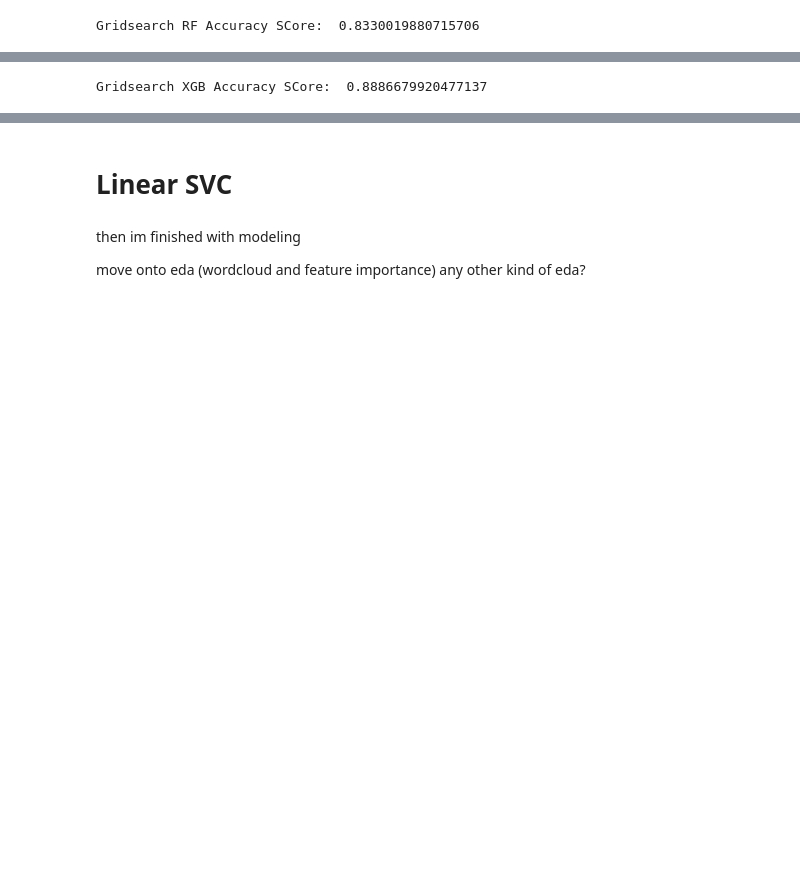
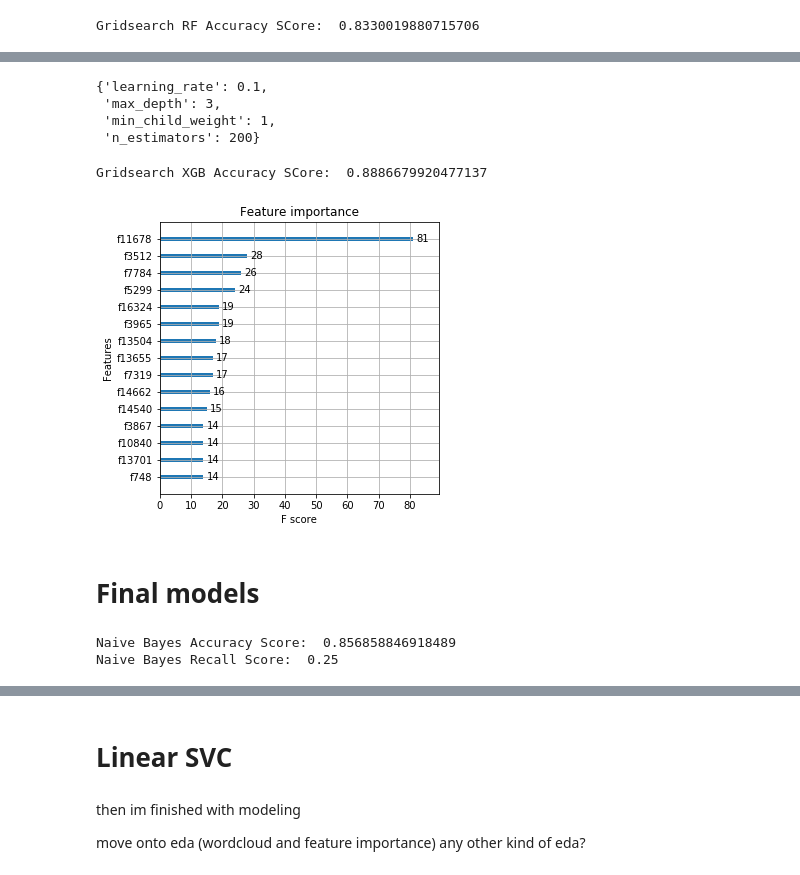
Before and after one commit to samraykhman/job_recomender, a Jupyter notebook: modelling_nb.ipynb, the cells around one changed output, grey strips where cells are left out. Drawn from its saved outputs; the diff is of its cells as text; code cells hidden in the pictures; blank space fills up the shorter version.

```diff
--- a/modelling_nb.ipynb
+++ b/modelling_nb.ipynb
@@ -295,9 +278,34 @@ GridSearchCV(cv=3,
                          'min_child_weight': [0.1, 0.5, 1],
                          'n_estimators': [200]},
              verbose=1)
+# %%
+grid_xgb.best_params_
+# %% [output]
+{'learning_rate': 0.1,
+ 'max_depth': 3,
+ 'min_child_weight': 1,
+ 'n_estimators': 200}
 # %%
 grid_xgb_pred = grid_xgb.best_estimator_.predict(tf_idf_test)
 
 print('Gridsearch XGB Accuracy SCore: ',accuracy_score(grid_xgb_pred, y_test))
 # %% [output]
 Gridsearch XGB Accuracy SCore:  0.8886679920477137
+# %%
+xgb.plot_importance(xgb_classifier, max_num_features=15)
+plt.rcParams['figure.figsize'] = [5, 5]
+plt.show()
+# %% [output]
+[figure, added]
+# %% [markdown]
+# Final models
+# %%
+final_nb = MultinomialNB(alpha=0.1)
+final_nb.fit(tf_idf_train, y_train)
+
+final_nb_pred = final_nb.predict(tf_idf_test)
+print('Naive Bayes Accuracy Score: ',accuracy_score(y_test, final_nb_pred))
+print('Naive Bayes Recall Score: ',recall_score(y_test, final_nb_pred))
+# %% [output]
+Naive Bayes Accuracy Score:  0.856858846918489
+Naive Bayes Recall Score:  0.25
```
Also changed, not shown: parts of 32 cells of this notebook, 12 other files.
